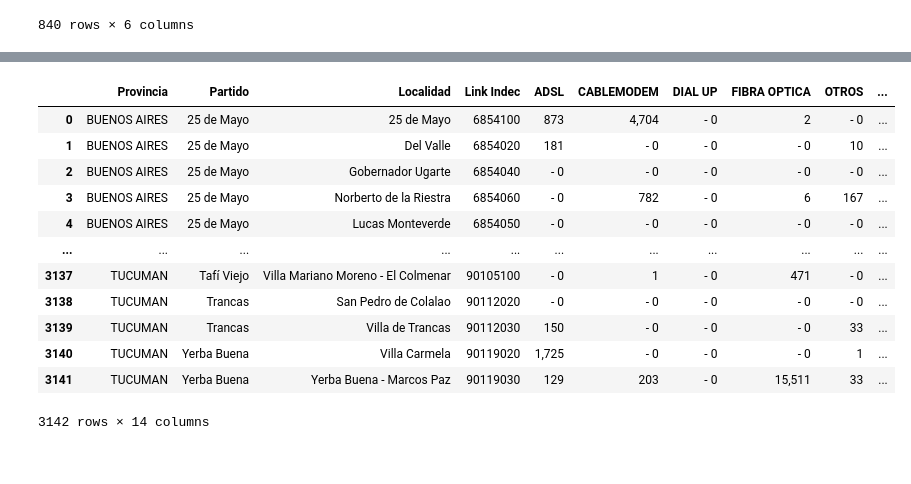
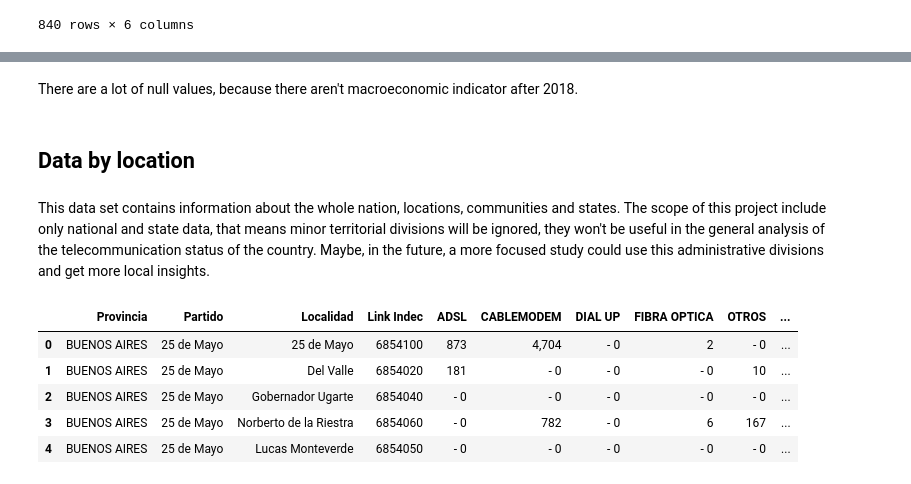
Before and after one commit to cristhianc001/Argentinian-Internet-Usage, a Jupyter notebook: notebooks/2. Data_Wrangling.ipynb, the cells around one changed output, grey strips where cells are left out. Saved outputs shown, nothing was run; the diff lists cells and outputs as text; code cells hidden in the pictures.

```diff
--- a/notebooks/2. Data_Wrangling.ipynb
+++ b/notebooks/2. Data_Wrangling.ipynb
@@ -237,0 +378,2 @@ accesos_banda_ancha_banda_angosta_por_provincia_df
+# %% [markdown]
+There are a lot of null values, because there aren't macroeconomic indicator after 2018.
@@ -238,16 +384,13 @@ accesos_banda_ancha_banda_angosta_por_provincia_df
+# %% [markdown]
+## Data by location
+# %% [markdown]
+This data set contains information about the whole nation, locations, communities and states. The scope of this project include only national and state data, that means minor territorial divisions will be ignored, they won't be useful in the general analysis of the telecommunication status of the country. Maybe, in the future, a more focused study could use this administrative divisions and get more local insights.
 # %%
-accesos_internet_fijo_por_tecnología_localidad_df
+accesos_internet_fijo_por_tecnología_localidad_df.head()
 # %% [output]
 |  | Provincia | Partido | Localidad | Link Indec | ADSL | CABLEMODEM | DIAL UP | FIBRA OPTICA | OTROS | ... |
 | 0 | BUENOS AIRES | 25 de Mayo | 25 de Mayo | 6854100 | 873 | 4,704 | - 0 | 2 | - 0 | ... |
 | 1 | BUENOS AIRES | 25 de Mayo | Del Valle | 6854020 | 181 | - 0 | - 0 | - 0 | 10 | ... |
 | 2 | BUENOS AIRES | 25 de Mayo | Gobernador Ugarte | 6854040 | - 0 | - 0 | - 0 | - 0 | - 0 | ... |
 | 3 | BUENOS AIRES | 25 de Mayo | Norberto de la Riestra | 6854060 | - 0 | 782 | - 0 | 6 | 167 | ... |
 | 4 | BUENOS AIRES | 25 de Mayo | Lucas Monteverde | 6854050 | - 0 | - 0 | - 0 | - 0 | - 0 | ... |
-| ... | ... | ... | ... | ... | ... | ... | ... | ... | ... | ... |
-| 3137 | TUCUMAN | Tafí Viejo | Villa Mariano Moreno - El Colmenar | 90105100 | - 0 | 1 | - 0 | 471 | - 0 | ... |
-| 3138 | TUCUMAN | Trancas | San Pedro de Colalao | 90112020 | - 0 | - 0 | - 0 | - 0 | - 0 | ... |
-| 3139 | TUCUMAN | Trancas | Villa de Trancas | 90112030 | 150 | - 0 | - 0 | - 0 | 33 | ... |
-| 3140 | TUCUMAN | Yerba Buena | Villa Carmela | 90119020 | 1,725 | - 0 | - 0 | - 0 | 1 | ... |
-| 3141 | TUCUMAN | Yerba Buena | Yerba Buena - Marcos Paz | 90119030 | 129 | 203 | - 0 | 15,511 | 33 | ... |
-3142 rows × 14 columns
```
Also changed, not shown: parts of 47 cells of this notebook, 5 other files.
